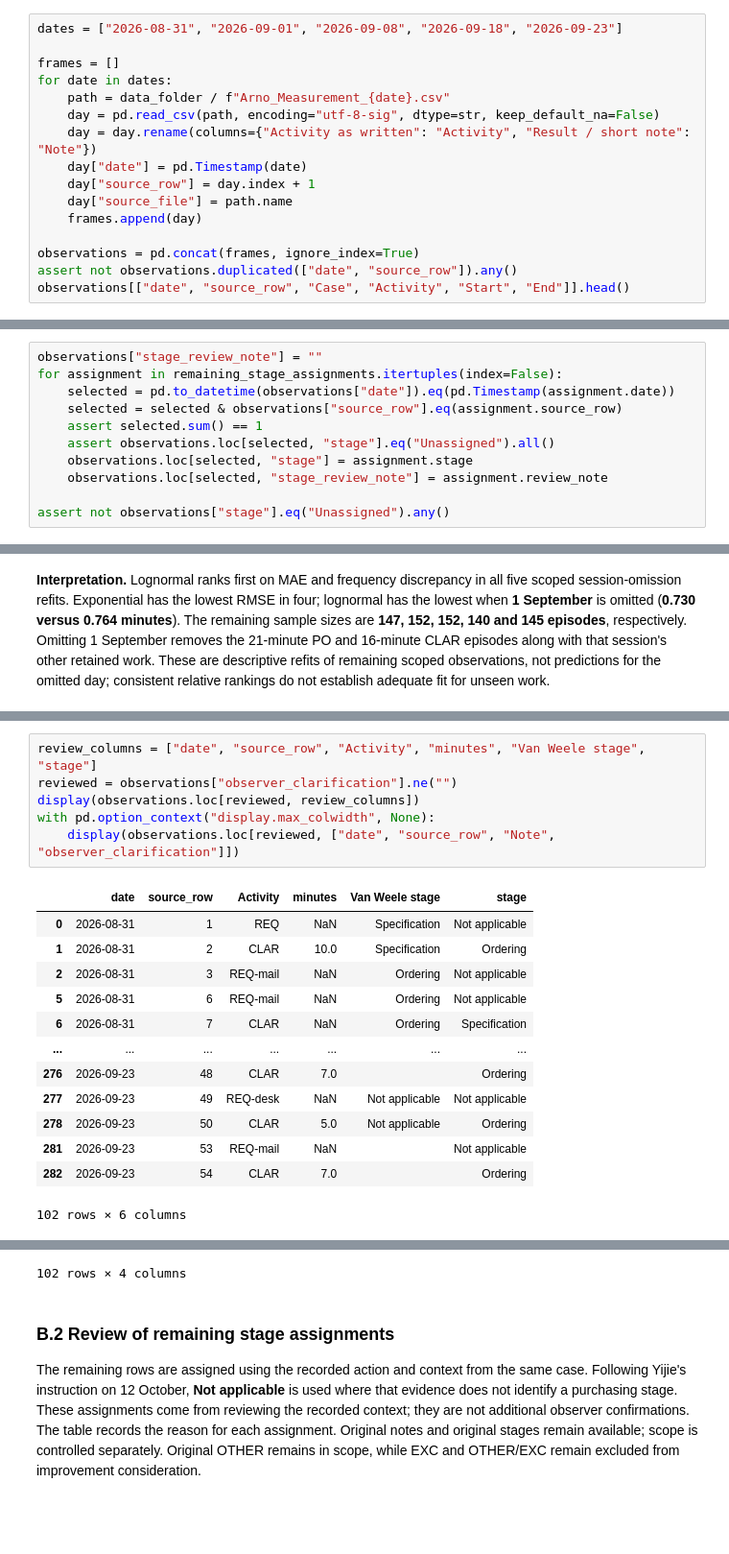
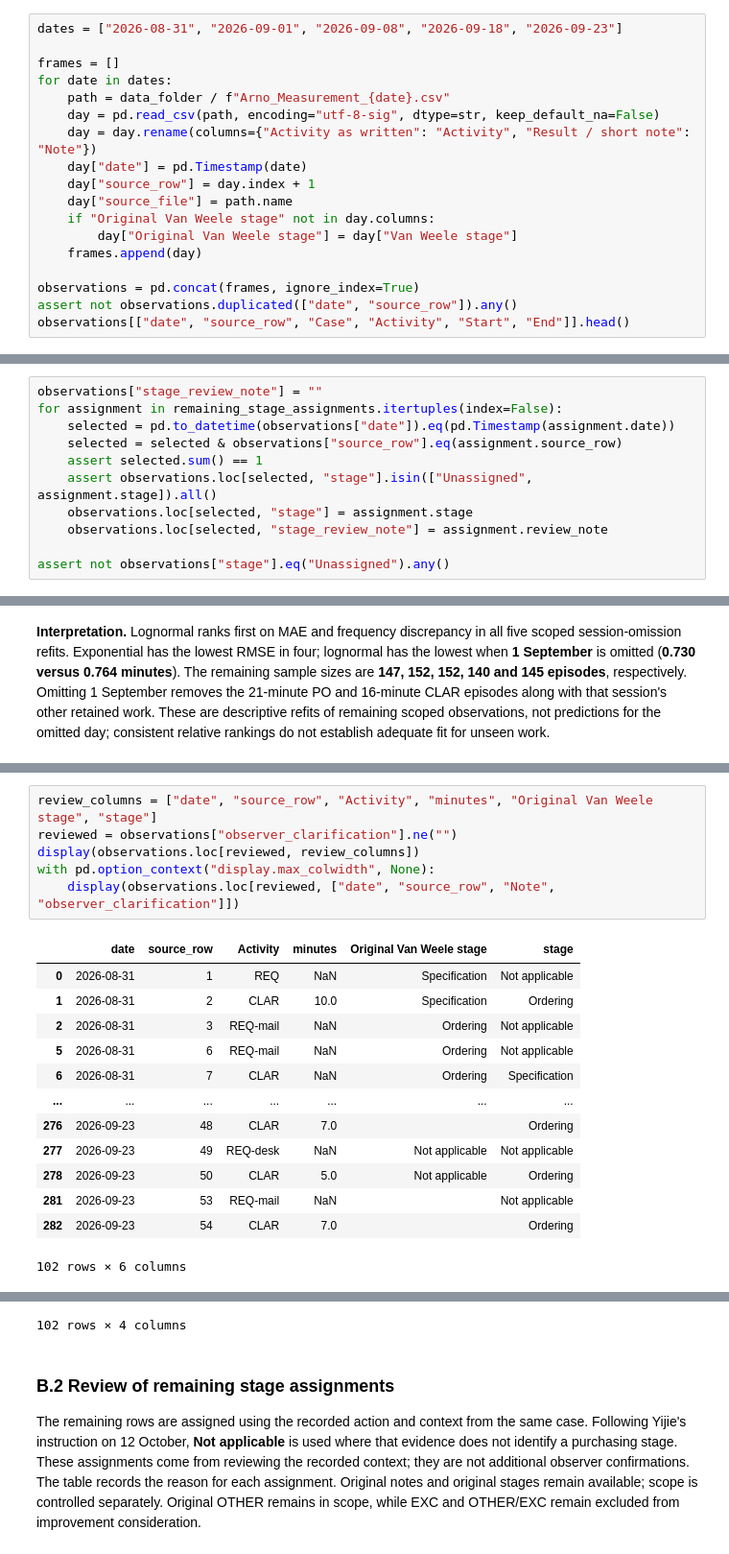
Before and after one commit to Luuuuuig/Bachelor-End-Project, a Jupyter notebook: Arno_Analysis_2026_10_02.ipynb, the cells around one changed output, grey strips where cells are left out. Shown at 96% size. Drawn from its saved outputs; the diff is of its cells as text; blank space fills up the shorter version.

```diff
--- a/Arno_Analysis_2026_10_02.ipynb
+++ b/Arno_Analysis_2026_10_02.ipynb
@@ -83,6 +83,8 @@ for date in dates:
     day["date"] = pd.Timestamp(date)
     day["source_row"] = day.index + 1
     day["source_file"] = path.name
+    if "Original Van Weele stage" not in day.columns:
+        day["Original Van Weele stage"] = day["Van Weele stage"]
     frames.append(day)
 
 observations = pd.concat(frames, ignore_index=True)
@@ -218,7 +220,7 @@ for assignment in remaining_stage_assignments.itertuples(index=False):
     selected = pd.to_datetime(observations["date"]).eq(pd.Timestamp(assignment.date))
     selected = selected & observations["source_row"].eq(assignment.source_row)
     assert selected.sum() == 1
-    assert observations.loc[selected, "stage"].eq("Unassigned").all()
+    assert observations.loc[selected, "stage"].isin(["Unassigned", assignment.stage]).all()
     observations.loc[selected, "stage"] = assignment.stage
     observations.loc[selected, "stage_review_note"] = assignment.review_note
 
@@ -1306,13 +1311,13 @@ For **8 September rows 35 and 36 (OBS-16, PO, two and seven minutes)**, Yijie co
 
 For **1 September row 28 (OBS-17, SEND, one minute)**, Yijie confirmed **Specification** for forwarding item/specification information following the request to add two items to Exact.
 # %%
-review_columns = ["date", "source_row", "Activity", "minutes", "Van Weele stage", "stage"]
+review_columns = ["date", "source_row", "Activity", "minutes", "Original Van Weele stage", "stage"]
 reviewed = observations["observer_clarification"].ne("")
 display(observations.loc[reviewed, review_columns])
 with pd.option_context("display.max_colwidth", None):
     display(observations.loc[reviewed, ["date", "source_row", "Note", "observer_clarification"]])
 # %% [output]
-|  | date | source_row | Activity | minutes | Van Weele stage | stage |
+|  | date | source_row | Activity | minutes | Original Van Weele stage | stage |
 | 0 | 2026-08-31 | 1 | REQ | NaN | Specification | Not applicable |
 | 1 | 2026-08-31 | 2 | CLAR | 10.0 | Specification | Ordering |
 | 2 | 2026-08-31 | 3 | REQ-mail | NaN | Ordering | Not applicable |
```
Also changed, not shown: parts of 11 cells of this notebook, 7 other files.
